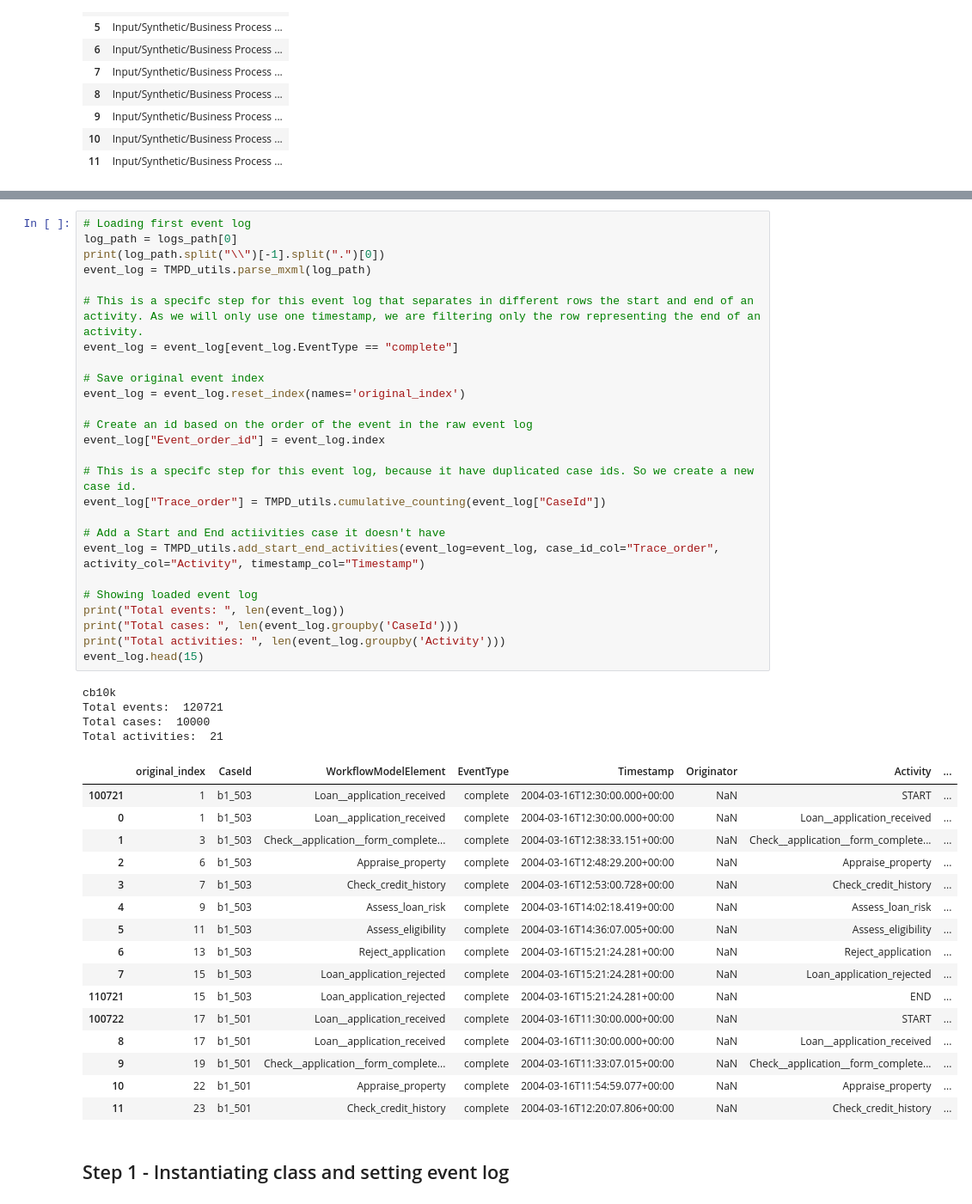
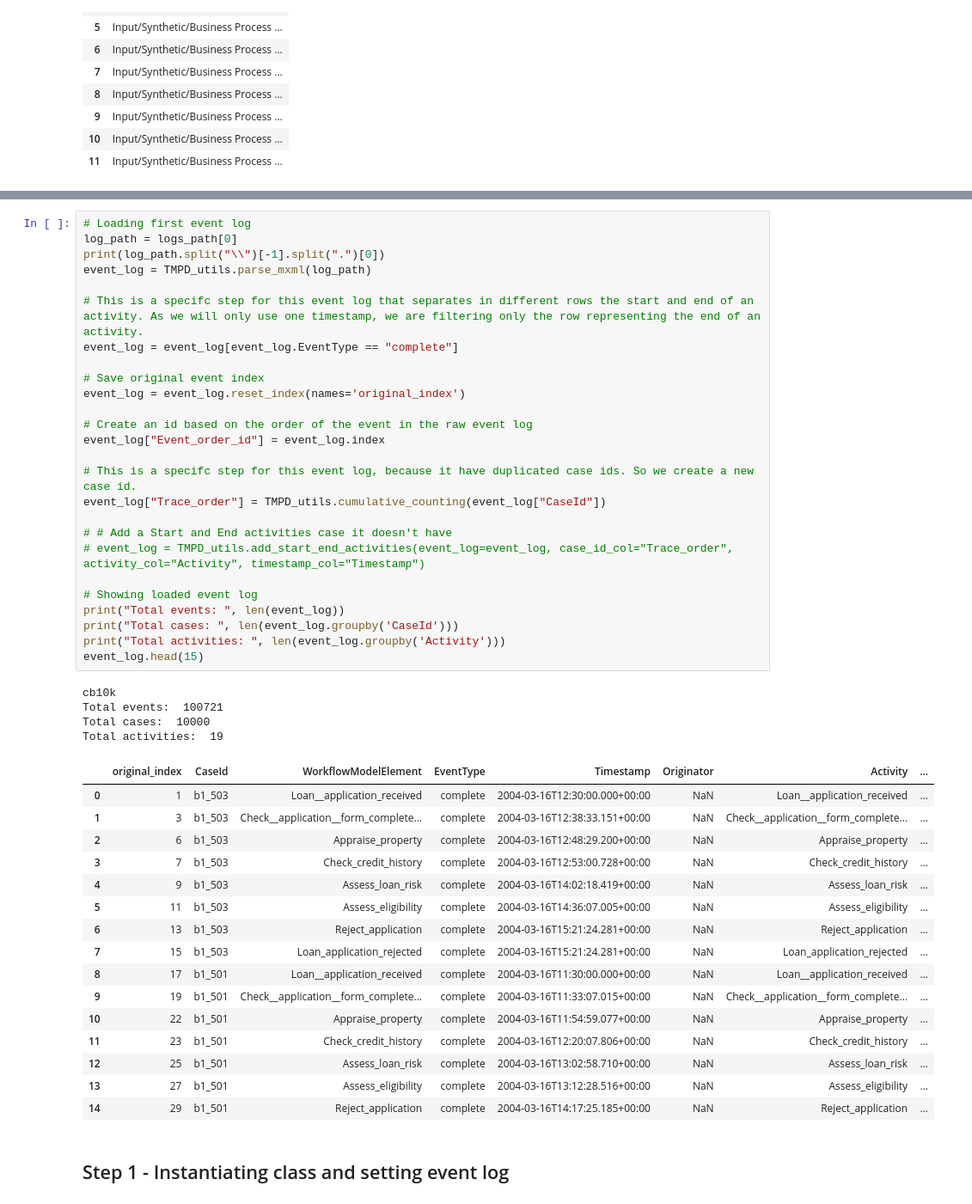
Before and after one commit to AC-Meira/Transition_Matrix_Process_Drift, a Jupyter notebook: Demonstration - Business Process Drift - (Maaradji - Fast).ipynb, the cells around one changed output, grey strips where cells are left out. Shown at 86% size. Drawn from its saved outputs; the diff is of its cells as text.

```diff
--- a/Demonstration - Business Process Drift - (Maaradji - Fast).ipynb
+++ b/Demonstration - Business Process Drift - (Maaradji - Fast).ipynb
@@ -71,36 +68,35 @@ How many logs?  12
 # %%
 # Loading first event log
 log_path = logs_path[0]
 print(log_path.split("\\")[-1].split(".")[0])
 event_log = TMPD_utils.parse_mxml(log_path)
 
 # This is a specifc step for this event log that separates in different rows the start and end of an activity. As we will only use one timestamp, we are filtering only the row representing the end of an activity.
 event_log = event_log[event_log.EventType == "complete"]
 
 # Save original event index
 event_log = event_log.reset_index(names='original_index')
 
 # Create an id based on the order of the event in the raw event log
 event_log["Event_order_id"] = event_log.index
 
 # This is a specifc step for this event log, because it have duplicated case ids. So we create a new case id.
 event_log["Trace_order"] = TMPD_utils.cumulative_counting(event_log["CaseId"])
 
-# Add a Start and End actiivities case it doesn't have
-event_log = TMPD_utils.add_start_end_activities(event_log=event_log, case_id_col="Trace_order", activity_col="Activity", timestamp_col="Timestamp")
+# # Add a Start and End activities case it doesn't have
+# event_log = TMPD_utils.add_start_end_activities(event_log=event_log, case_id_col="Trace_order", activity_col="Activity", timestamp_col="Timestamp")
 
 # Showing loaded event log
 print("Total events: ", len(event_log))
 print("Total cases: ", len(event_log.groupby('CaseId')))
 print("Total activities: ", len(event_log.groupby('Activity')))
 event_log.head(15)
 # %% [output]
 cb10k
-Total events:  120721
+Total events:  100721
 Total cases:  10000
-Total activities:  21
+Total activities:  19
 |  | original_index | CaseId | WorkflowModelElement | EventType | Timestamp | Originator | Activity | ... |
-| 100721 | 1 | b1_503 | Loan__application_received | complete | 2004-03-16T12:30:00.000+00:00 | NaN | START | ... |
 | 0 | 1 | b1_503 | Loan__application_received | complete | 2004-03-16T12:30:00.000+00:00 | NaN | Loan__application_received | ... |
 | 1 | 3 | b1_503 | Check__application__form_complete... | complete | 2004-03-16T12:38:33.151+00:00 | NaN | Check__application__form_complete... | ... |
 | 2 | 6 | b1_503 | Appraise_property | complete | 2004-03-16T12:48:29.200+00:00 | NaN | Appraise_property | ... |
@@ -109,12 +105,13 @@ Total activities:  21
 | 5 | 11 | b1_503 | Assess_eligibility | complete | 2004-03-16T14:36:07.005+00:00 | NaN | Assess_eligibility | ... |
 | 6 | 13 | b1_503 | Reject_application | complete | 2004-03-16T15:21:24.281+00:00 | NaN | Reject_application | ... |
 | 7 | 15 | b1_503 | Loan_application_rejected | complete | 2004-03-16T15:21:24.281+00:00 | NaN | Loan_application_rejected | ... |
-| 110721 | 15 | b1_503 | Loan_application_rejected | complete | 2004-03-16T15:21:24.281+00:00 | NaN | END | ... |
-| 100722 | 17 | b1_501 | Loan__application_received | complete | 2004-03-16T11:30:00.000+00:00 | NaN | START | ... |
 | 8 | 17 | b1_501 | Loan__application_received | complete | 2004-03-16T11:30:00.000+00:00 | NaN | Loan__application_received | ... |
 | 9 | 19 | b1_501 | Check__application__form_complete... | complete | 2004-03-16T11:33:07.015+00:00 | NaN | Check__application__form_complete... | ... |
 | 10 | 22 | b1_501 | Appraise_property | complete | 2004-03-16T11:54:59.077+00:00 | NaN | Appraise_property | ... |
 | 11 | 23 | b1_501 | Check_credit_history | complete | 2004-03-16T12:20:07.806+00:00 | NaN | Check_credit_history | ... |
+| 12 | 25 | b1_501 | Assess_loan_risk | complete | 2004-03-16T13:02:58.710+00:00 | NaN | Assess_loan_risk | ... |
+| 13 | 27 | b1_501 | Assess_eligibility | complete | 2004-03-16T13:12:28.516+00:00 | NaN | Assess_eligibility | ... |
+| 14 | 29 | b1_501 | Reject_application | complete | 2004-03-16T14:17:25.185+00:00 | NaN | Reject_application | ... |
 # %% [markdown]
 ## Step 1 - Instantiating class and setting event log
 # %%
```
Also changed, not shown: parts of 9 cells of this notebook, 13 other files.
